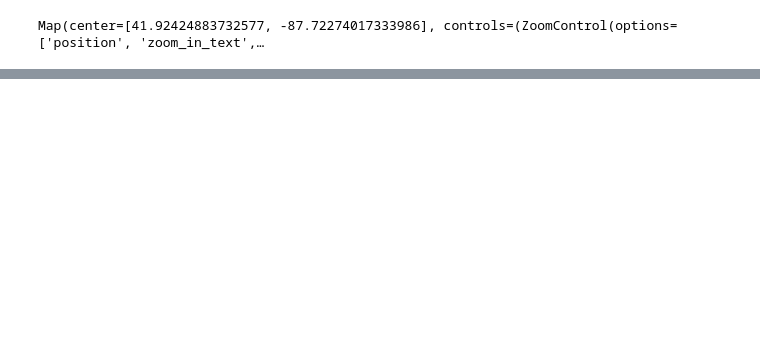
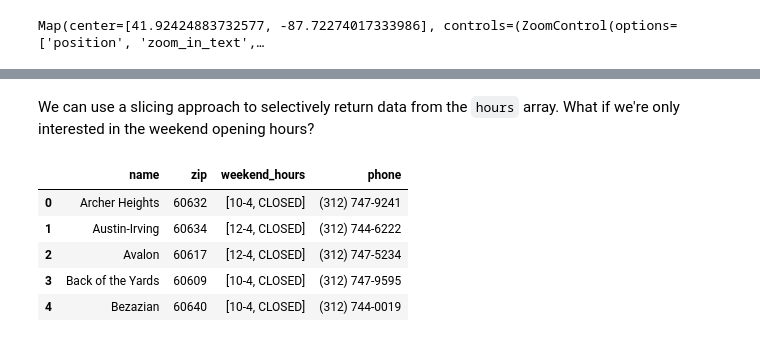
Before and after one commit to crate/academy-fundamentals-course, a Jupyter notebook: notebooks/multi_model_data/multi_model_data.ipynb, the cells around one changed output, grey strips where cells are left out. Cells and saved outputs as stored; diff of their text form; code cells hidden in the pictures; blank space fills up the shorter version.

```diff
--- a/notebooks/multi_model_data/multi_model_data.ipynb
+++ b/notebooks/multi_model_data/multi_model_data.ipynb
@@ -397,0 +459,18 @@ Map(center=[41.92424883732577, -87.72274017333986], controls=(ZoomControl(option
+# %% [markdown]
+We can use a slicing approach to selectively return data from the `hours` array.  What if we're only interested in the weekend opening hours?
+# %%
+# Saturday and Sunday hours (array index 6 onwards...)
+query = """
+SELECT name, location['zipcode'] as zip, hours[6:] as weekend_hours, phone FROM libraries LIMIT 5;
+"""
+
+df = pd.read_sql(query, CONNECTION_STRING)
+
+df
+# %% [output]
+|  | name | zip | weekend_hours | phone |
+| 0 | Archer Heights | 60632 | [10-4, CLOSED] | (312) 747-9241 |
+| 1 | Austin-Irving | 60634 | [12-4, CLOSED] | (312) 744-6222 |
+| 2 | Avalon | 60617 | [12-4, CLOSED] | (312) 747-5234 |
+| 3 | Back of the Yards | 60609 | [10-4, CLOSED] | (312) 747-9595 |
+| 4 | Bezazian | 60640 | [10-4, CLOSED] | (312) 744-0019 |
```
Also changed, not shown: parts of 30 cells of this notebook.
